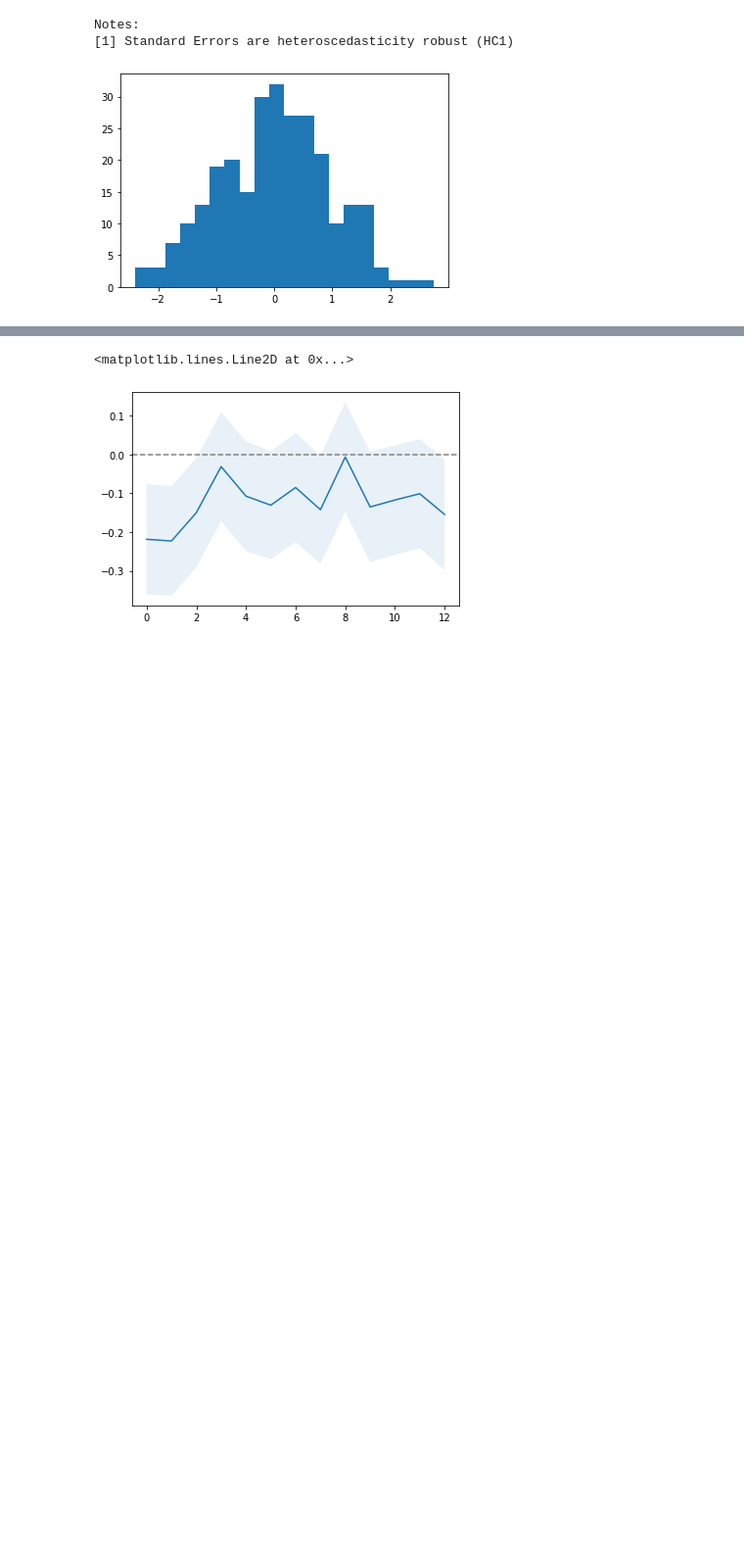
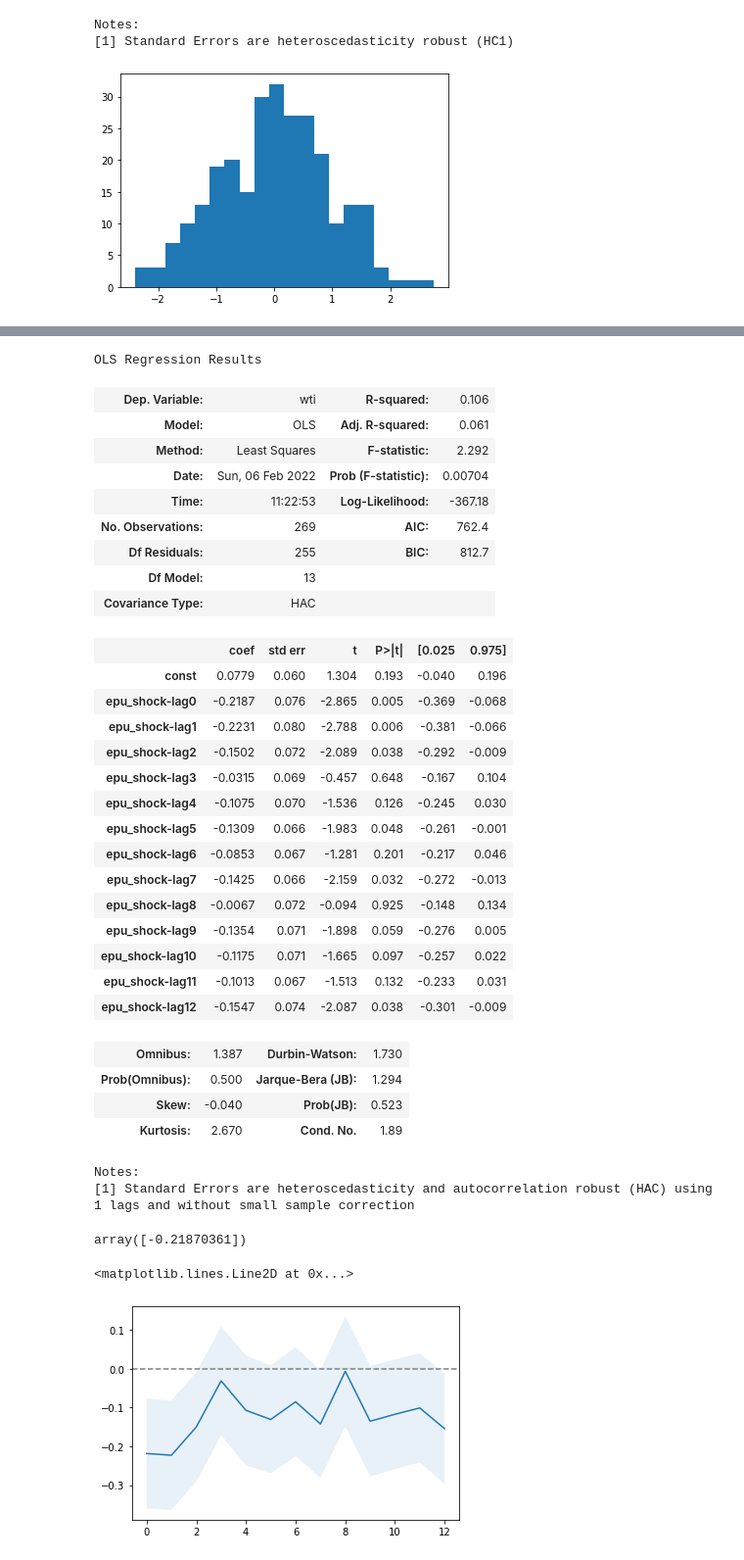
Before and after one commit to t0nychn/UG_thesis, a Jupyter notebook: Exploratory3.ipynb, the cells around one changed output, grey strips where cells are left out. Shown at 98% size. Drawn from its saved outputs; the diff is of its cells as text; code cells hidden in the pictures; blank space fills up the shorter version.

```diff
--- a/Exploratory3.ipynb
+++ b/Exploratory3.ipynb
@@ -121,3 +127,41 @@ plt.show()
+# %%
+model1.get_robustcov_results(cov_type='HAC', maxlags=1).summary()
+# %% [output]
+OLS Regression Results
+| Dep. Variable: | wti | R-squared: | 0.106 |
+| Model: | OLS | Adj. R-squared: | 0.061 |
+| Method: | Least Squares | F-statistic: | 2.292 |
+| Date: | Sun, 06 Feb 2022 | Prob (F-statistic): | 0.00704 |
+| Time: | 11:22:53 | Log-Likelihood: | -367.18 |
+| No. Observations: | 269 | AIC: | 762.4 |
+| Df Residuals: | 255 | BIC: | 812.7 |
+| Df Model: | 13 |  |  |
+| Covariance Type: | HAC |  |  |
+|  | coef | std err | t | P>|t| | [0.025 | 0.975] |
+| const | 0.0779 | 0.060 | 1.304 | 0.193 | -0.040 | 0.196 |
+| epu_shock-lag0 | -0.2187 | 0.076 | -2.865 | 0.005 | -0.369 | -0.068 |
+| epu_shock-lag1 | -0.2231 | 0.080 | -2.788 | 0.006 | -0.381 | -0.066 |
+| epu_shock-lag2 | -0.1502 | 0.072 | -2.089 | 0.038 | -0.292 | -0.009 |
+| epu_shock-lag3 | -0.0315 | 0.069 | -0.457 | 0.648 | -0.167 | 0.104 |
+| epu_shock-lag4 | -0.1075 | 0.070 | -1.536 | 0.126 | -0.245 | 0.030 |
+| epu_shock-lag5 | -0.1309 | 0.066 | -1.983 | 0.048 | -0.261 | -0.001 |
+| epu_shock-lag6 | -0.0853 | 0.067 | -1.281 | 0.201 | -0.217 | 0.046 |
+| epu_shock-lag7 | -0.1425 | 0.066 | -2.159 | 0.032 | -0.272 | -0.013 |
+| epu_shock-lag8 | -0.0067 | 0.072 | -0.094 | 0.925 | -0.148 | 0.134 |
+| epu_shock-lag9 | -0.1354 | 0.071 | -1.898 | 0.059 | -0.276 | 0.005 |
+| epu_shock-lag10 | -0.1175 | 0.071 | -1.665 | 0.097 | -0.257 | 0.022 |
+| epu_shock-lag11 | -0.1013 | 0.067 | -1.513 | 0.132 | -0.233 | 0.031 |
+| epu_shock-lag12 | -0.1547 | 0.074 | -2.087 | 0.038 | -0.301 | -0.009 |
+| Omnibus: | 1.387 | Durbin-Watson: | 1.730 |
+| Prob(Omnibus): | 0.500 | Jarque-Bera (JB): | 1.294 |
+| Skew: | -0.040 | Prob(JB): | 0.523 |
+| Kurtosis: | 2.670 | Cond. No. | 1.89 |
+Notes:
+[1] Standard Errors are heteroscedasticity and autocorrelation robust (HAC) using 1 lags and without small sample correction
+# %%
+model1.get_robustcov_results(cov_type='HAC', maxlags=1).params[1:2]
+# %% [output]
+array([-0.21870361])
 # %%
 plt.plot(model1.params[1:].reset_index(drop=True))
 plt.fill_between([*range(13)], model1.conf_int()[0][1:], model1.conf_int()[1][1:], alpha=.1)
```
Also changed, not shown: parts of 6 cells of this notebook, 8 other files.
